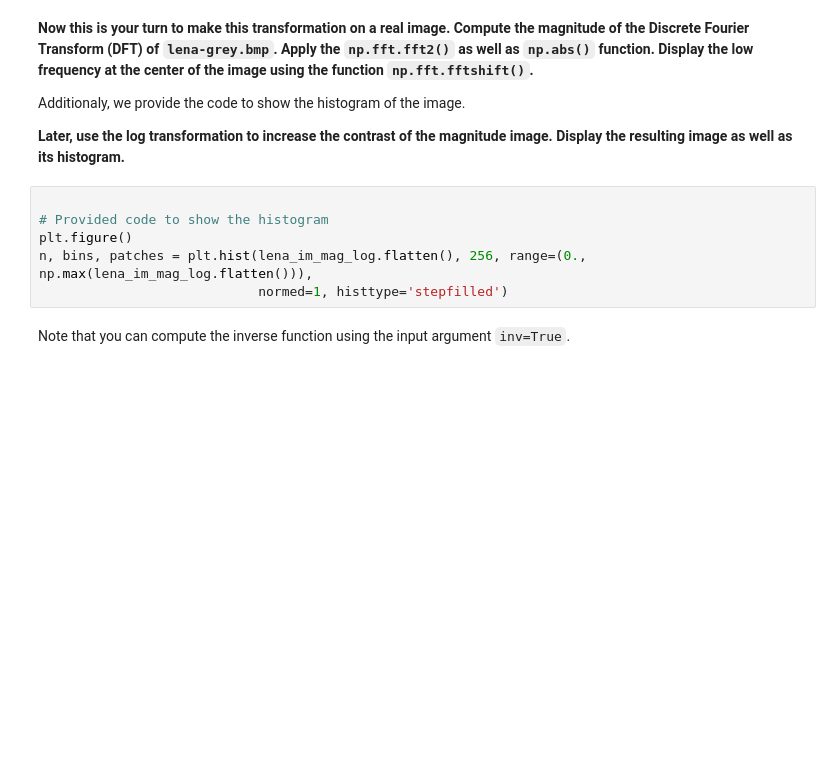
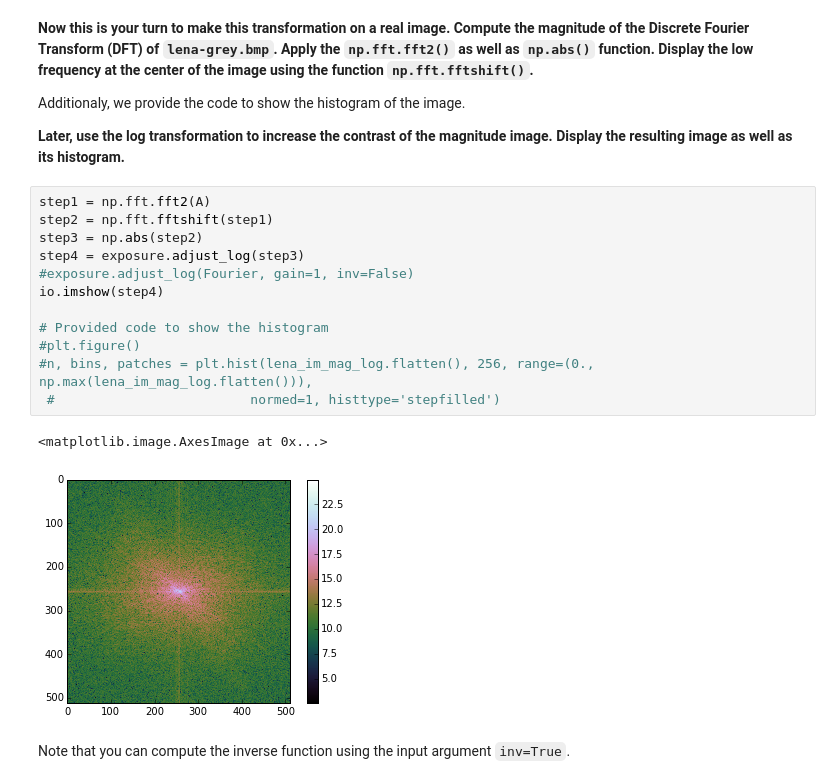
Before and after one commit to oleksiiL/B31XB-IIP-Introduction-skimage, a Jupyter notebook: 01-Introduction-skimage.ipynb, the cells around one changed output. Saved outputs shown, nothing was run; the diff lists cells and outputs as text; blank space fills up the shorter version.

```diff
--- a/01-Introduction-skimage.ipynb
+++ b/01-Introduction-skimage.ipynb
@@ -179,11 +181,20 @@ Additionaly, we provide the code to show the histogram of the image.
 
 **Later, use the log transformation to increase the contrast of the magnitude image. Display the resulting image as well as its histogram.**
 # %%
+step1 = np.fft.fft2(A)
+step2 = np.fft.fftshift(step1)
+step3 = np.abs(step2)
+step4 = exposure.adjust_log(step3)
+#exposure.adjust_log(Fourier, gain=1, inv=False)
+io.imshow(step4)
 
 # Provided code to show the histogram
-plt.figure()
-n, bins, patches = plt.hist(lena_im_mag_log.flatten(), 256, range=(0., np.max(lena_im_mag_log.flatten())),
-                            normed=1, histtype='stepfilled')
+#plt.figure()
+#n, bins, patches = plt.hist(lena_im_mag_log.flatten(), 256, range=(0., np.max(lena_im_mag_log.flatten())),
+ #                         normed=1, histtype='stepfilled')
+# %% [output]
+<matplotlib.image.AxesImage at 0x...>
+[figure, added]
 # %% [markdown]
 Note that you can compute the inverse function using the input argument `inv=True`.
 # %% [markdown]
```
Also changed, not shown: parts of 1 cell of this notebook.
